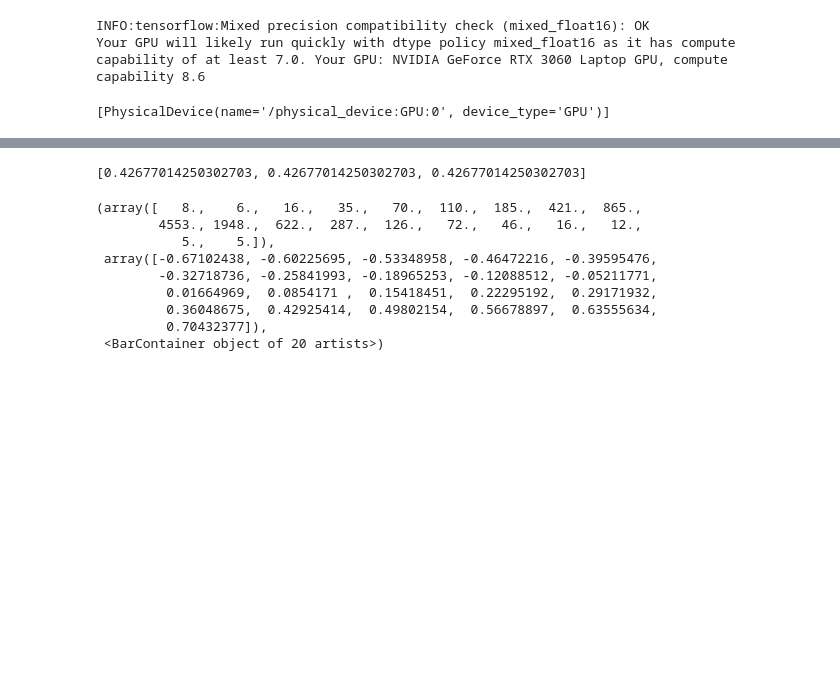
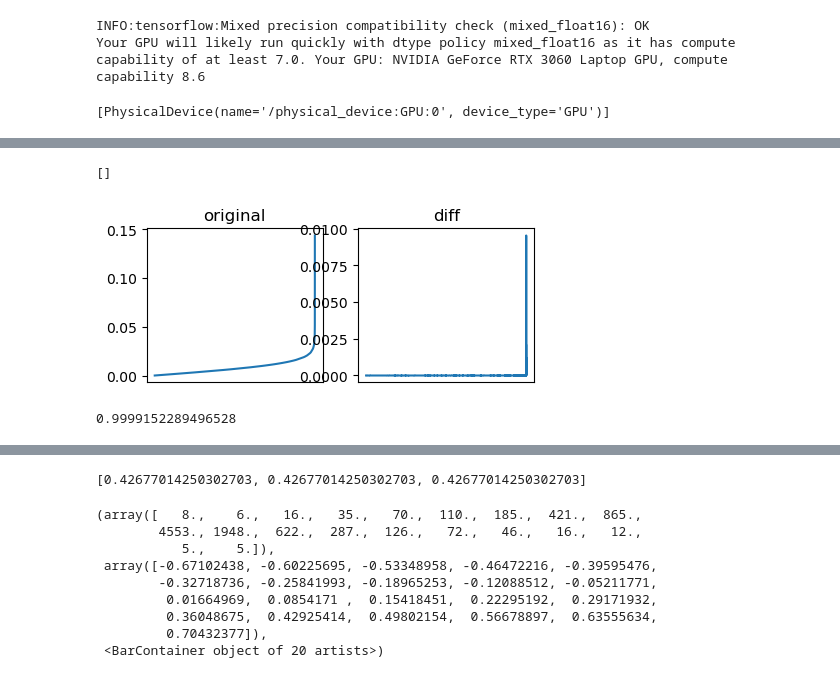
Before and after one commit to michaelpoluektov/tf-hybrid-pruning, a Jupyter notebook: cifar/Test.ipynb, the cells around one changed output, grey strips where cells are left out. Cells and saved outputs as stored; diff of their text form; code cells hidden in the pictures; blank space fills up the shorter version.

```diff
--- a/cifar/Test.ipynb
+++ b/cifar/Test.ipynb
@@ -101,0 +153,21 @@ KeyboardInterrupt:
+# %%
+fig, ax = plt.subplots(1, 2, figsize=(5, 2))
+k = base_model.layers[biasl[-2]].kernel.numpy()
+(core, factors), errors = partial_tucker(
+    k, modes=[2, 3], rank=[1, 1], init="svd", mask=mask
+)
+k2 = tl.tenalg.multi_mode_dot(core, factors, modes=[2, 3])
+a = sorted(((k - k2) ** 2).flatten())
+ax[0].plot(np.sqrt(a))
+ax[0].set_title(f"original")
+ax[0].set_xticks([])
+ax[1].plot(np.diff(np.sqrt(a)))
+ax[1].set_title(f"diff")
+ax[1].set_xticks([])
+# %% [output]
+[]
+[figure, added]
+# %%
+1 - 200 / len(a)
+# %% [output]
+0.9999152289496528
```
Also changed, not shown: parts of 12 cells of this notebook, 2 other files.
